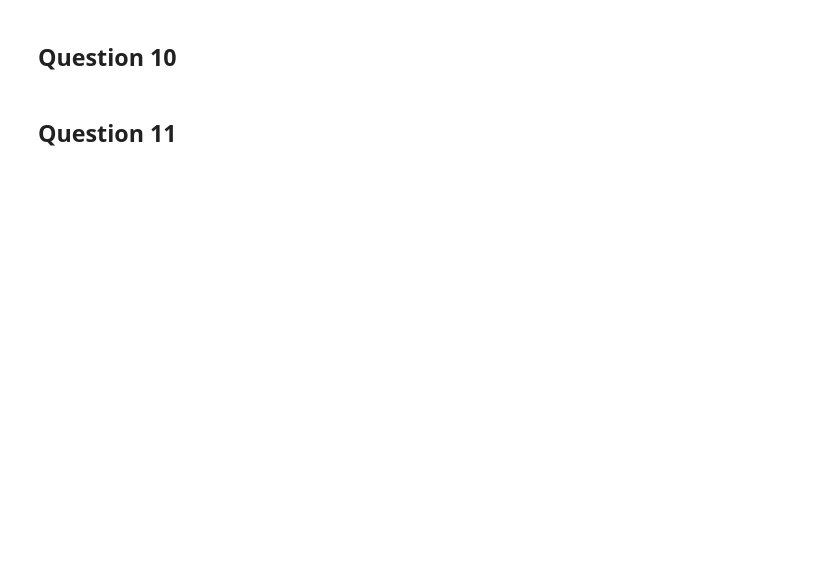
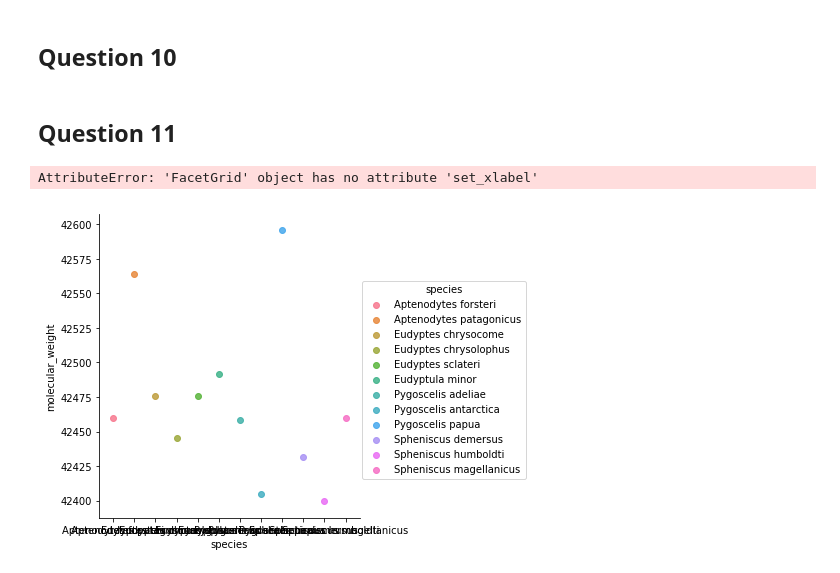
Before and after one commit to saraschwarz/Python-assignment, a Jupyter notebook: Python-assignment.ipynb, the cells around one changed output. Drawn from its saved outputs; the diff is of its cells as text; code cells hidden in the pictures; blank space fills up the shorter version.

Commit message:
Commit answers to questions

```diff
--- a/Python-assignment.ipynb
+++ b/Python-assignment.ipynb
@@ -118,9 +118,14 @@ penguins_df
 | 11 | Spheniscus magellanicus | 3.40 | NaN | NaN |
 # %% [markdown]
 ## Question 7
-# %%
-for key, value in cytb_seqs.items():
-    aa_seq = translate_function(aa_seq)
-    molecular_weight = compute_molecular_weight(aa_seq)
-    gc_content = compute_GC_content(aa_seq)
-#     fill in empty cells in DF that you created above
+# %%
+row_counter = 0 # Set row count to zero
+for key, value in cytb_seqs.items(): # For each key in cytb_seqs file:
+    aa_string = translate_function(str(value)) # Translate string of amino acids and save as object "aa_string"
+    molecular_weight_table = compute_molecular_weight(aa_string) # Compute molecular weight of each translated sequence
+    gc_content_table = compute_GC_content(aa_string) # Compute GC content of each translated sequence
+    penguins_df.set_value(row_counter, 'molecular_weight', molecular_weight_table) # Set row value as calculated molecular weight
+    penguins_df.set_value(row_counter, 'GC_content', gc_content_table) # Set row value as caclulated GC content
+    row_counter = row_counter + 1 # Repeat the for loop for every row in the cytb_seqs file
+
+#https://stackoverflow.com/questions/13842088/set-value-for-particular-cell-in-pandas-dataframe
@@ -149,3 +188,9 @@ plt.xticks(rotation=90)
 penguins_df.to_csv("penguins_mass_cytb.csv") # Save new file as csv
 # %% [markdown]
 ## Question 11
+# %%
+scatter_plot = sns.lmplot("species", "molecular_weight", data=penguins_df, hue='species', fit_reg=False)
+scatter_plot.set_xlabel('')
+# %% [output]
+AttributeError: 'FacetGrid' object has no attribute 'set_xlabel'
+[figure, added]
```
Also changed, not shown: parts of 8 cells of this notebook, 2 other files.
